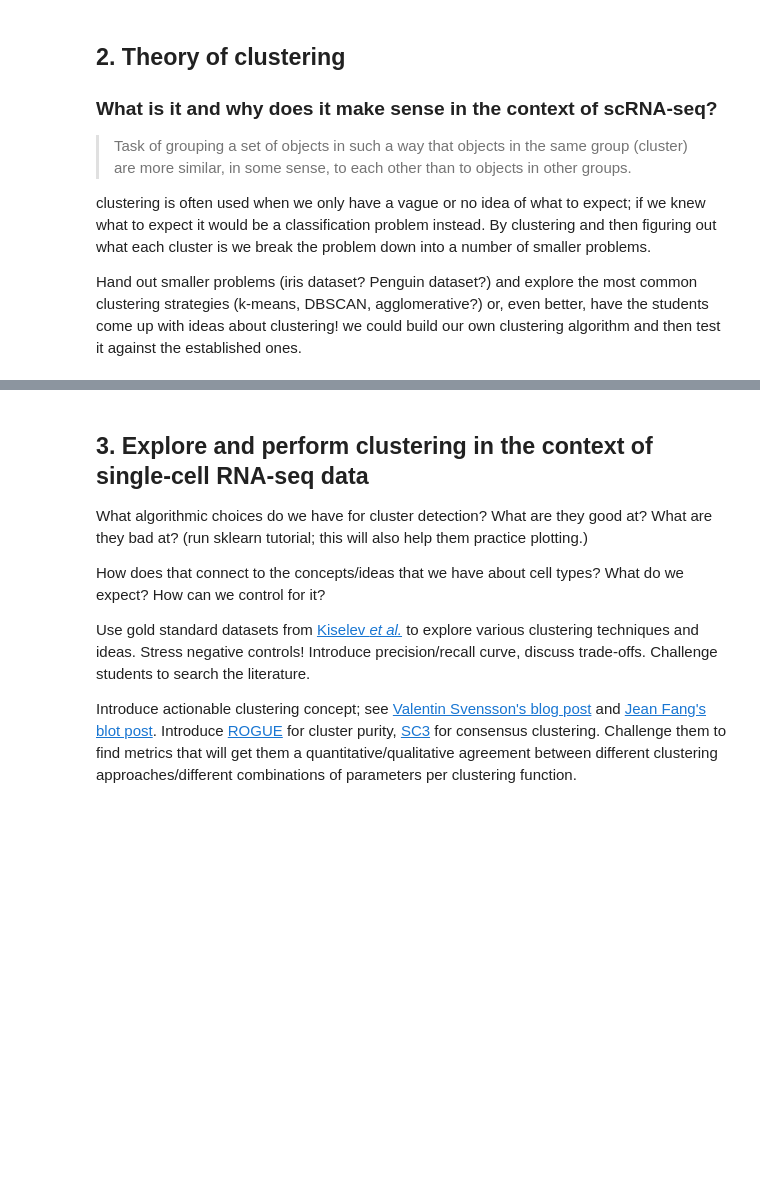
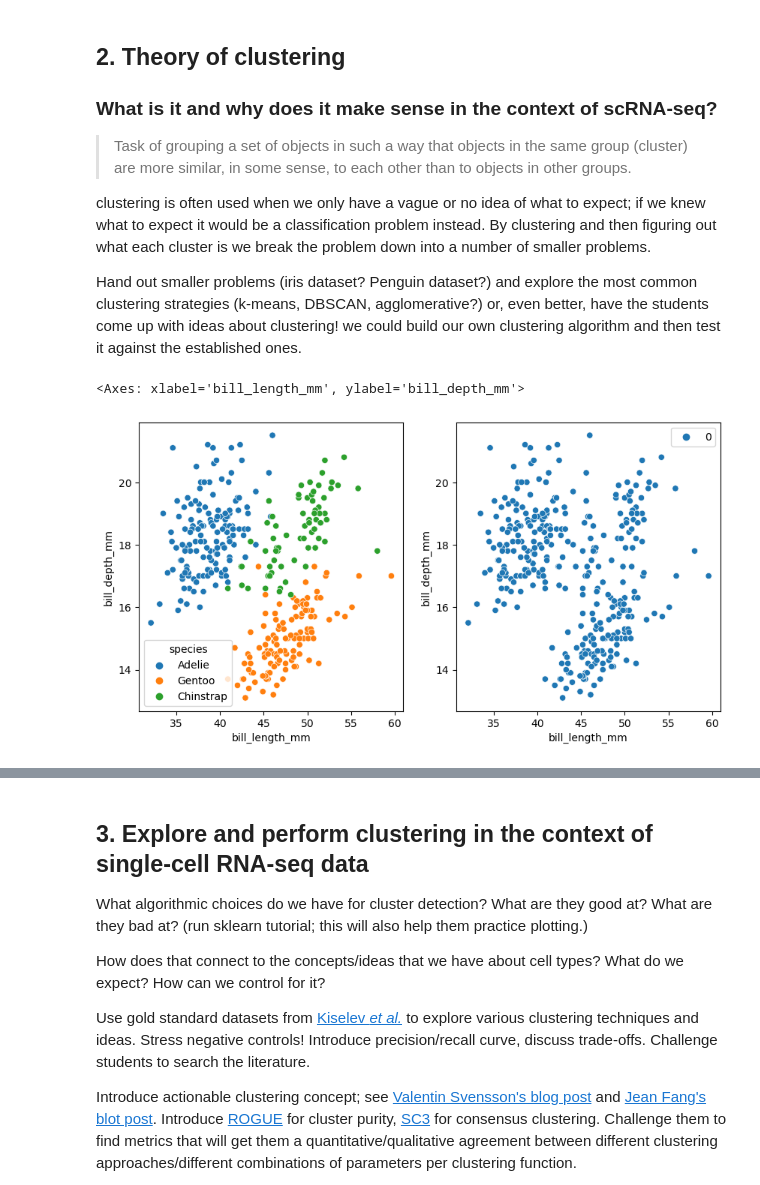
Before and after one commit to galicae/ue300164, a Jupyter notebook: units/01-clustering.ipynb, the cells around one changed output, grey strips where cells are left out. Saved outputs shown, nothing was run; the diff lists cells and outputs as text; code cells hidden in the pictures; blank space fills up the shorter version.

```diff
--- a/units/01-clustering.ipynb
+++ b/units/01-clustering.ipynb
@@ -41,0 +45,6 @@ Hand out smaller problems (iris dataset? Penguin dataset?) and explore the most
+# %%
+penguins = pd.read_csv("../data/penguins.csv")
+keep = ~np.any(penguins.isnull(), axis=1)
+species = penguins["species"][keep]
+data = penguins[["bill_length_mm", "bill_depth_mm", "flipper_length_mm", "body_mass_g"]]
+data = data[keep].values
@@ -41,0 +62,10 @@ Hand out smaller problems (iris dataset? Penguin dataset?) and explore the most
+# %%
+y_pred = DBSCAN(min_samples=2, eps=0.1, metric="cosine").fit_predict(data)
+# %%
+fig, ax = plt.subplots(figsize=(10, 5), ncols=2)
+sns.scatterplot(data=penguins[keep], x="bill_length_mm", y="bill_depth_mm", hue="species", ax=ax[0])
+sns.scatterplot(data=penguins[keep], x="bill_length_mm", y="bill_depth_mm",
+                hue=y_pred, ax=ax[1], palette="tab10")
+# %% [output]
+<Axes: xlabel='bill_length_mm', ylabel='bill_depth_mm'>
+[figure, added]
```
Also changed, not shown: parts of 10 cells of this notebook, 1 other file.
